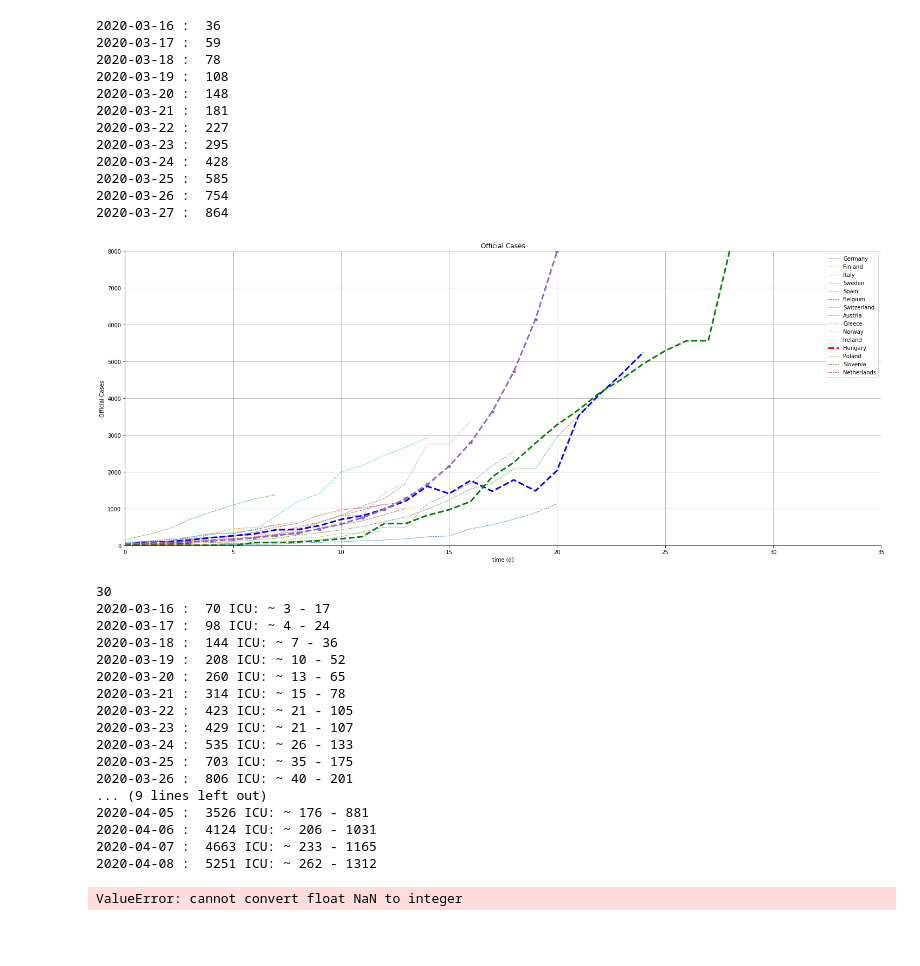
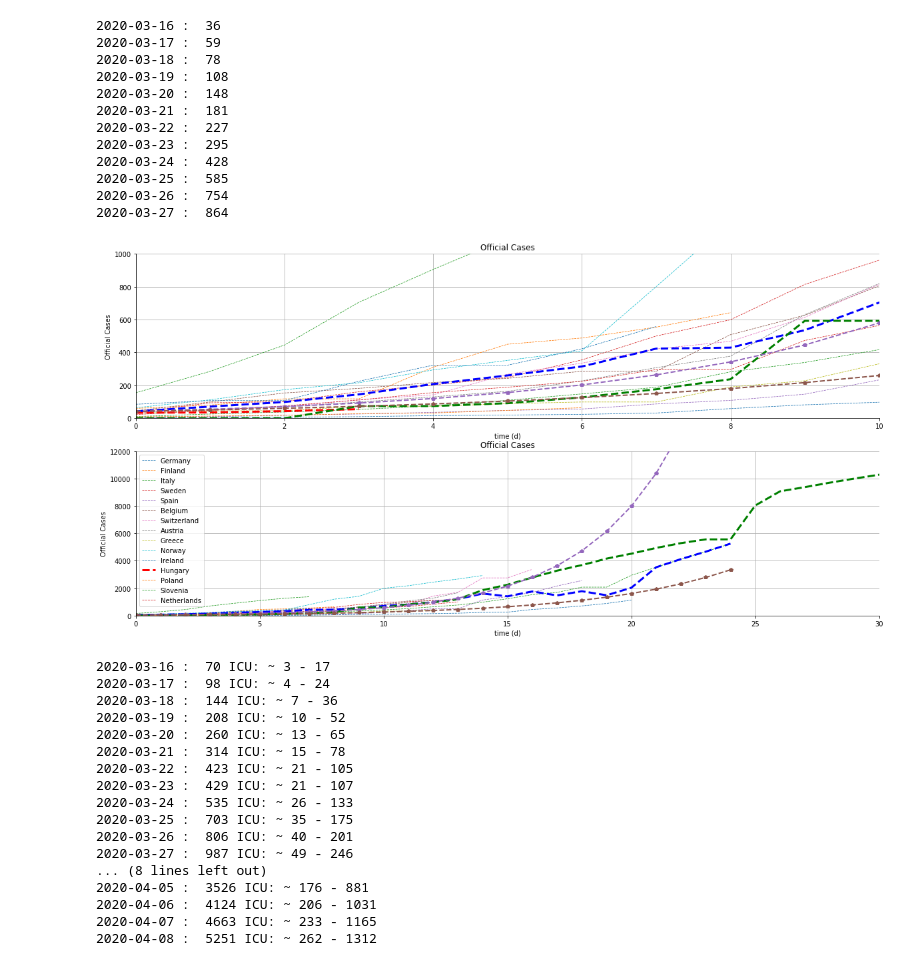
Before and after one commit to sandorkonya/COVID_HUN, a Jupyter notebook: COVID.ipynb, the cells around one changed output. Saved outputs shown, nothing was run; the diff lists cells and outputs as text; code cells hidden in the pictures; blank space fills up the shorter version.

```diff
--- a/COVID.ipynb
+++ b/COVID.ipynb
@@ -168,8 +168,7 @@ best_case_data = ConfirmedCases_raw[ConfirmedCases_raw["Country/Region"].str.con
 hubei_case_data = ConfirmedCases_raw[ConfirmedCases_raw["Country/Region"].str.contains('China', case= False)].loc[154].T[4:]
 
 
-hubei_case_country_data = np.pad(hubei_case_data, (6, 0), 'constant')/6
-
+hubei_case_country_data = np.pad(hubei_case_data, (3, 0), 'constant')/6
 
 best_case_country_data = []
 best_case_countries = []
@@ -179,7 +178,10 @@ for i in best_case_data.columns[:-1]:
     best_case_countries.append(ConfirmedCases_raw[ConfirmedCases_raw.index == i]["Country/Region"].values[0])
     best_case_country_data.append(10*best_case_data[best_case_data[(best_case_data[i] > case_num)].index[0]:][i].reset_index(drop=True).values/normalizebypop(country))
 
-fig, ax = plt.subplots()
+#fig, ax = plt.subplots()
+
+fig2, (ax1, ax2) = plt.subplots(2, 1, sharex=False)
+
 
 a = best_case_country_data[:days_after_cutoff]
 best_mean_cases = [np.mean([x[i] for x in a if len(x) > i]) for i in range(days_after_cutoff)]
@@ -189,70 +191,78 @@ k = 0
 for i in best_case_country_data:
 
     if best_case_countries.index("Hungary") == k:
-        ax.plot(i,'r--', linewidth=3.0)
+        ax1.plot(i,'r--', linewidth=3.0)
+        ax2.plot(i,'r--', linewidth=3.0)
         #dot = ax.plot(i.argmax(), i.max(), marker='o', markersize=6, color="green")
         #ax.annotate(str(int(i.max())) + " beteg a " + str(int(i.argmax())) + ". napon", xy=(i.argmax(), (i.max())),  xycoords='data',xytext=(0.7, 0.7), textcoords='axes fraction',arrowprops=dict(facecolor='black', shrink=0.02),horizontalalignment='right', verticalalignment='bottom')
     else:
-        ax.plot(i[:days_after_cutoff], '--', linewidth=0.8)
+        ax1.plot(i[:days_after_cutoff], '--', linewidth=0.8)
+        ax2.plot(i[:days_after_cutoff], '--', linewidth=0.8)
     k = k + 1
 
 plt.legend(best_case_countries)
-plt.rcParams['figure.figsize'] = [25, 10]
-
 
 # plotting average cases
-ax.plot(best_mean_cases, 'b--', linewidth=3.0)
+ax1.plot(best_mean_cases, 'b--', linewidth=3.0)
+ax1.plot(hubei_case_country_data, 'g--', linewidth=3.0)
 
-ax.plot(hubei_case_country_data, 'g--', linewidth=3.0)
+ax2.plot(best_mean_cases, 'b--', linewidth=3.0)
+ax2.plot(hubei_case_country_data, 'g--', linewidth=3.0)
 
 #plotting a curve with R.1.3
 r13_curve = []
 r14_curve = []
-r11_curve = []
+r12_curve = []
 for i in range(0,len(best_mean_cases)):
     if i == 0:
         r13_curve.append(best_mean_cases[0])
         r14_curve.append(best_mean_cases[0])
-        r11_curve.append(best_mean_cases[0])
+        r12_curve.append(best_mean_cases[0])
 
     else:
         r13_curve.append(1.3*r13_curve[-1])
-        r11_curve.append(1.1*r11_curve[-1])
+        r12_curve.append(1.2*r12_curve[-1])
         r14_curve.append(1.4*r14_curve[-1])
 
 #ax.plot(r14_curve, 'p--', linewidth=3.0)
-ax.plot(r13_curve, 'p--', linewidth=3.0)
-#ax.plot(r11_curve, 'p--', linewidth=3.0)
+ax1.plot(r13_curve, 'p--', linewidth=2.0)
+ax1.plot(r12_curve, 'p--', linewidth=2.0)
+
+ax2.plot(r13_curve, 'p--', linewidth=2.0)
+ax2.plot(r12_curve, 'p--', linewidth=2.0)
 
 
-ax.set(xlabel='time (d)', ylabel='Official Cases', title='Official Cases')
-ax.grid()
+ax1.set(xlabel='time (d)', ylabel='Official Cases', title='Official Cases')
+ax1.grid()
+ax2.set(xlabel='time (d)', ylabel='Official Cases', title='Official Cases')
+ax2.grid()
 
 for spine in ('top', 'right'):
-    ax.spines[spine].set_visible(False)
+    ax1.spines[spine].set_visible(False)
+    ax2.spines[spine].set_visible(False)
 
-plt.axis([0, 35, 0, 8000])
+plt.rcParams['figure.figsize'] = [20, 15]
+ax1.axis([0, 10, 0, 1000])
+ax2.axis([0, 30, 0, 12000])
 
 
 fig.savefig("covid_18_03_norm_hub.png")
+
 plt.show()
 # %% [output]
-[figure, old version]
+[figure, new version]
 # %%
 import datetime
 
 dt = datetime.datetime(2020, 3, 16)
 step = datetime.timedelta(seconds=86400)
 
-print(len(best_mean_cases))
-
 for i in range(1,len(best_mean_cases)):
     date = dt.strftime('%Y-%m-%d')
     print(date+" : ",int(best_mean_cases[i]), "ICU: ~",int(0.05*best_mean_cases[i]),"-",int(0.25*best_mean_cases[i]))
     #print(str(i) + ":", int(100*best_mean_cases[i]/best_mean_cases[i-1])/100, int(best_mean_cases[i]))
     dt += step
 # %% [output]
-30
 2020-03-16 :  70 ICU: ~ 3 - 17
 2020-03-17 :  98 ICU: ~ 4 - 24
 2020-03-18 :  144 ICU: ~ 7 - 36
@@ -264,9 +274,9 @@ for i in range(1,len(best_mean_cases)):
 2020-03-24 :  535 ICU: ~ 26 - 133
 2020-03-25 :  703 ICU: ~ 35 - 175
 2020-03-26 :  806 ICU: ~ 40 - 201
-... (9 lines left out)
+2020-03-27 :  987 ICU: ~ 49 - 246
+... (8 lines left out)
 2020-04-05 :  3526 ICU: ~ 176 - 881
 2020-04-06 :  4124 ICU: ~ 206 - 1031
 2020-04-07 :  4663 ICU: ~ 233 - 1165
 2020-04-08 :  5251 ICU: ~ 262 - 1312
-ValueError: cannot convert float NaN to integer
```
